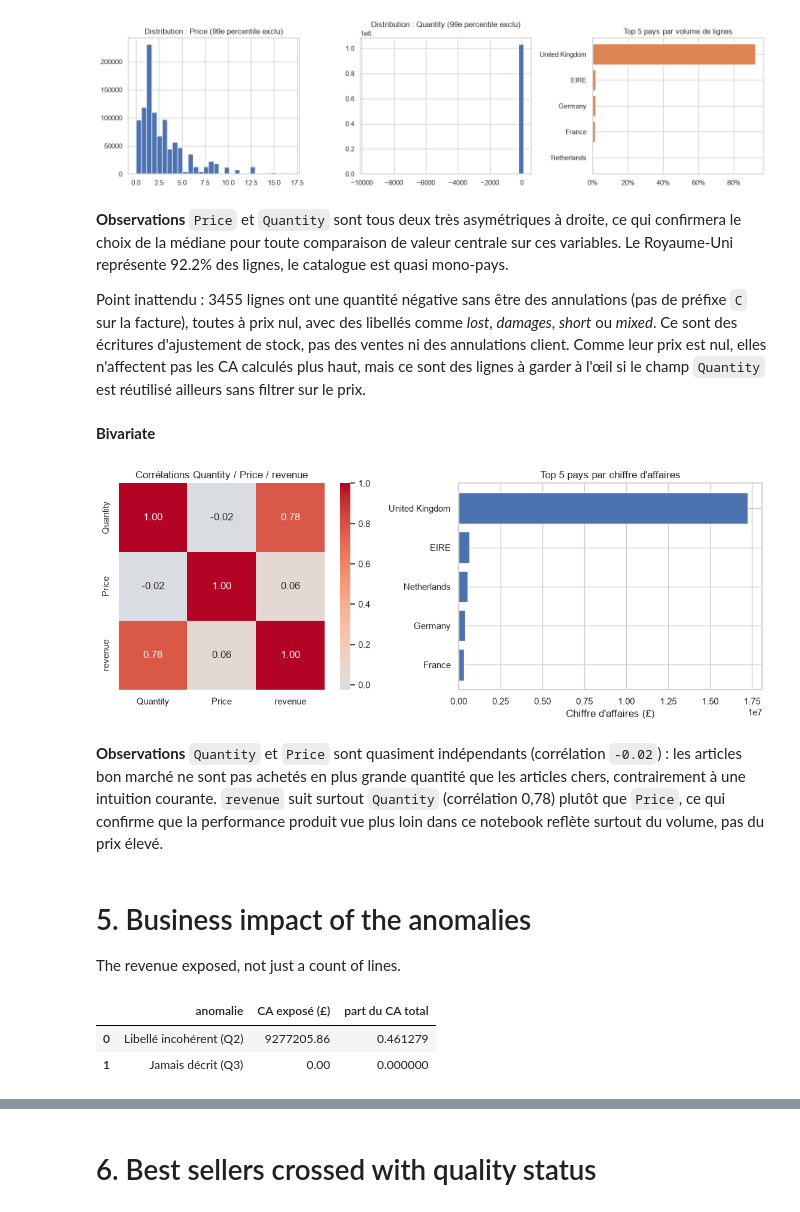
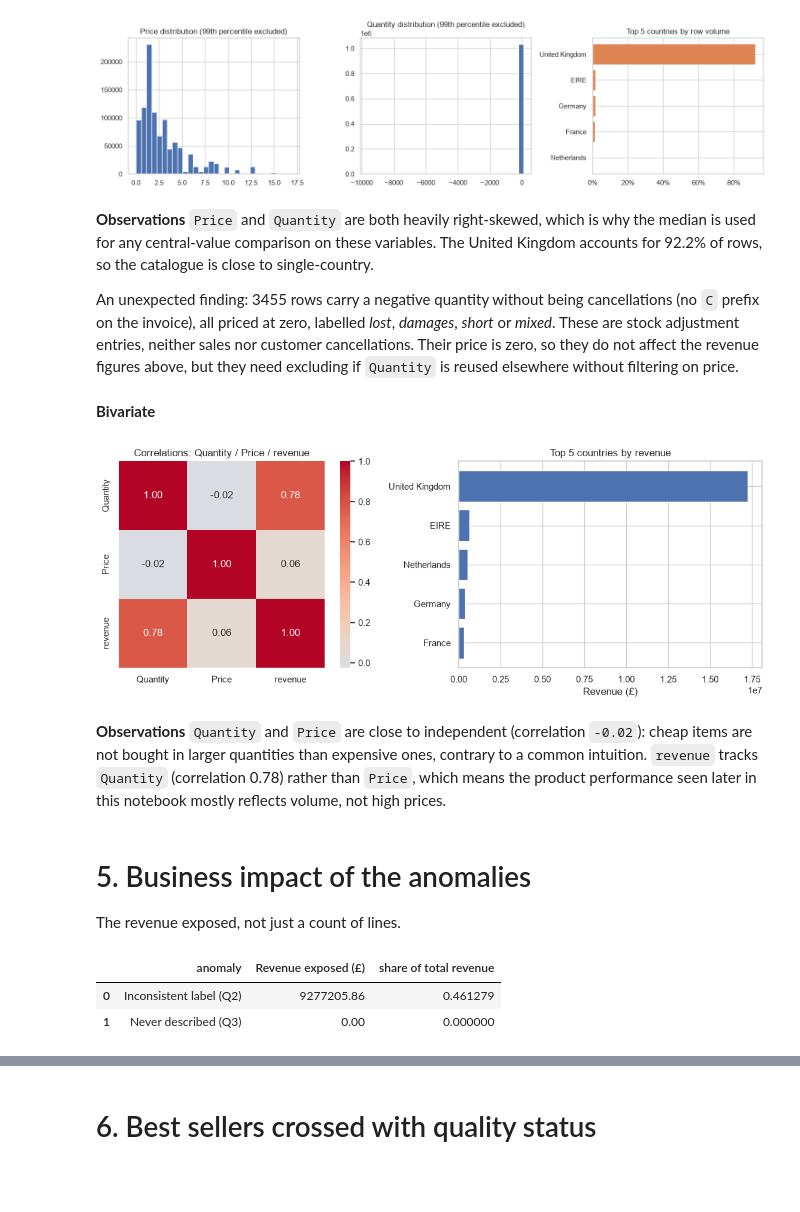
Before and after one commit to juliettebm/customer-analytics-retail, a Jupyter notebook: notebooks/06_catalog_quality.ipynb, the cells around one changed output, grey strips where cells are left out. Drawn from its saved outputs; the diff is of its cells as text; code cells hidden in the pictures; blank space fills up the shorter version.

```diff
--- a/notebooks/06_catalog_quality.ipynb
+++ b/notebooks/06_catalog_quality.ipynb
@@ -57,6 +57,14 @@ else:
     sheets = pd.read_excel(RAW, sheet_name=None)
     df = pd.concat(sheets.values(), ignore_index=True)
     df.columns = df.columns.str.strip()
+    # Excel returns the text columns as a mix of int and str: "489434" next to
+    # "C489449" for Invoice, numeric labels next to real ones for Description.
+    # Parquet stores one type per column, so they are pinned to the nullable
+    # string dtype, which keeps missing descriptions missing rather than turning
+    # them into the literal "nan" that sections 3 and 4 would then count as
+    # present.
+    text_cols = df.select_dtypes(include="object").columns
+    df[text_cols] = df[text_cols].astype("string")
     df.to_parquet(CACHE, index=False)
 df.shape
 # %% [output]
@@ -192,50 +201,49 @@ plt.show()
 neg_qty_not_cancel = prod[(prod["Quantity"] < 0) & (~prod["is_cancel"])]
 
 display(Markdown(
-    f"**Observations** `Price` et `Quantity` sont tous deux très asymétriques à droite, ce qui confirmera "
-    f"le choix de la médiane pour toute comparaison de valeur centrale sur ces variables. Le Royaume-Uni "
-    f"représente {top_countries.iloc[0]:.1%} des lignes, le catalogue est quasi mono-pays.\n\n"
-    f"Point inattendu : {len(neg_qty_not_cancel)} lignes ont une quantité négative sans être des annulations "
-    f"(pas de préfixe `C` sur la facture), toutes à prix nul, avec des libellés comme *lost*, *damages*, "
-    f"*short* ou *mixed*. Ce sont des écritures d'ajustement de stock, pas des ventes ni des annulations "
-    f"client. Comme leur prix est nul, elles n'affectent pas les CA calculés plus haut, mais ce sont des "
-    f"lignes à garder à l'œil si le champ `Quantity` est réutilisé ailleurs sans filtrer sur le prix."
+    f"**Observations** `Price` and `Quantity` are both heavily right-skewed, which is why the median is "
+    f"used for any central-value comparison on these variables. The United Kingdom accounts for "
+    f"{top_countries.iloc[0]:.1%} of rows, so the catalogue is close to single-country.\n\n"
+    f"An unexpected finding: {len(neg_qty_not_cancel)} rows carry a negative quantity without being "
+    f"cancellations (no `C` prefix on the invoice), all priced at zero, labelled *lost*, *damages*, "
+    f"*short* or *mixed*. These are stock adjustment entries, neither sales nor customer cancellations. "
+    f"Their price is zero, so they do not affect the revenue figures above, but they need excluding if "
+    f"`Quantity` is reused elsewhere without filtering on price."
 ))
 # %% [output]
-**Observations** `Price` et `Quantity` sont tous deux très asymétriques à droite, ce qui confirmera le choix de la médiane pour toute comparaison de valeur centrale sur ces variables. Le Royaume-Uni représente 92.2% des lignes, le catalogue est quasi mono-pays.
+**Observations** `Price` and `Quantity` are both heavily right-skewed, which is why the median is used for any central-value comparison on these variables. The United Kingdom accounts for 92.2% of rows, so the catalogue is close to single-country.
 
-Point inattendu : 3455 lignes ont une quantité négative sans être des annulations (pas de préfixe `C` sur la facture), toutes à prix nul, avec des libellés comme *lost*, *damages*, *short* ou *mixed*. Ce sont des écritures d'ajustement de stock, pas des ventes ni des annulations client. Comme leur prix est nul, elles n'affectent pas les CA calculés plus haut, mais ce sont des lignes à garder à l'œil si le champ `Quantity` est réutilisé ailleurs sans filtrer sur le prix.
+An unexpected finding: 3455 rows carry a negative quantity without being cancellations (no `C` prefix on the invoice), all priced at zero, labelled *lost*, *damages*, *short* or *mixed*. These are stock adjustment entries, neither sales nor customer cancellations. Their price is zero, so they do not affect the revenue figures above, but they need excluding if `Quantity` is reused elsewhere without filtering on price.
 # %% [markdown]
 **Bivariate**
 # %%
 fig, axes = plt.subplots(1, 2, figsize=(12, 4.5))
 
 corr = sold[["Quantity", "Price", "revenue"]].corr()
 sns.heatmap(corr, annot=True, fmt=".2f", cmap="coolwarm", center=0, square=True, ax=axes[0])
-axes[0].set_title("Corrélations Quantity / Price / revenue")
+axes[0].set_title("Correlations: Quantity / Price / revenue")
 
 revenue_by_country = sold.groupby("Country")["revenue"].sum().sort_values(ascending=False).head(5)
 axes[1].barh(revenue_by_country.index[::-1], revenue_by_country.values[::-1], color="#4C72B0")
-axes[1].set_xlabel("Chiffre d'affaires (£)")
-axes[1].set_title("Top 5 pays par chiffre d'affaires")
+axes[1].set_xlabel("Revenue (£)")
+axes[1].set_title("Top 5 countries by revenue")
 
 plt.tight_layout()
-plt.savefig("../reports/bivarie_correlation_pays.png", dpi=150)
+plt.savefig("../reports/bivariate_correlation_country.png", dpi=150)
 plt.show()
 # %% [output]
-[figure, old version]
+[figure, new version]
 # %%
 qty_price_corr = corr.loc["Quantity", "Price"]
 
 display(Markdown(
-    f"**Observations** `Quantity` et `Price` sont quasiment indépendants (corrélation `{qty_price_corr:.2f}`) : "
-    f"les articles bon marché ne sont pas achetés en plus grande quantité que les articles chers, contrairement "
-    f"à une intuition courante. `revenue` suit surtout `Quantity` (corrélation 0,78) plutôt que `Price`, ce qui "
-    f"confirme que la performance produit vue plus loin dans ce notebook reflète surtout du volume, pas du "
-    f"prix élevé."
+    f"**Observations** `Quantity` and `Price` are close to independent (correlation `{qty_price_corr:.2f}`): "
+    f"cheap items are not bought in larger quantities than expensive ones, contrary to a common intuition. "
+    f"`revenue` tracks `Quantity` (correlation 0.78) rather than `Price`, which means the product performance "
+    f"seen later in this notebook mostly reflects volume, not high prices."
 ))
 # %% [output]
-**Observations** `Quantity` et `Price` sont quasiment indépendants (corrélation `-0.02`) : les articles bon marché ne sont pas achetés en plus grande quantité que les articles chers, contrairement à une intuition courante. `revenue` suit surtout `Quantity` (corrélation 0,78) plutôt que `Price`, ce qui confirme que la performance produit vue plus loin dans ce notebook reflète surtout du volume, pas du prix élevé.
+**Observations** `Quantity` and `Price` are close to independent (correlation `-0.02`): cheap items are not bought in larger quantities than expensive ones, contrary to a common intuition. `revenue` tracks `Quantity` (correlation 0.78) rather than `Price`, which means the product performance seen later in this notebook mostly reflects volume, not high prices.
 # %% [markdown]
 # 5. Business impact of the anomalies
 
@@ -247,14 +255,14 @@ rev_multi_desc = prod.loc[prod["StockCode"].isin(multi_desc_codes) & ~prod["is_c
 rev_orphan = prod.loc[prod["StockCode"].isin(never_described) & ~prod["is_cancel"], "revenue"].sum()
 
 impact = pd.DataFrame({
-    "anomalie": ["Libellé incohérent (Q2)", "Jamais décrit (Q3)"],
-    "CA exposé (£)": [rev_multi_desc, rev_orphan],
-    "part du CA total": [rev_multi_desc / total_revenue, rev_orphan / total_revenue],
+    "anomaly": ["Inconsistent label (Q2)", "Never described (Q3)"],
+    "Revenue exposed (£)": [rev_multi_desc, rev_orphan],
+    "share of total revenue": [rev_multi_desc / total_revenue, rev_orphan / total_revenue],
 })
 impact
 # %% [output]
-|  | anomalie | CA exposé (£) | part du CA total |
-| 0 | Libellé incohérent (Q2) | 9277205.86 | 0.461279 |
-| 1 | Jamais décrit (Q3) | 0.00 | 0.000000 |
+|  | anomaly | Revenue exposed (£) | share of total revenue |
+| 0 | Inconsistent label (Q2) | 9277205.86 | 0.461279 |
+| 1 | Never described (Q3) | 0.00 | 0.000000 |
 # %%
 display(Markdown(
```
Also changed, not shown: parts of 14 cells of this notebook, 9 other files.
